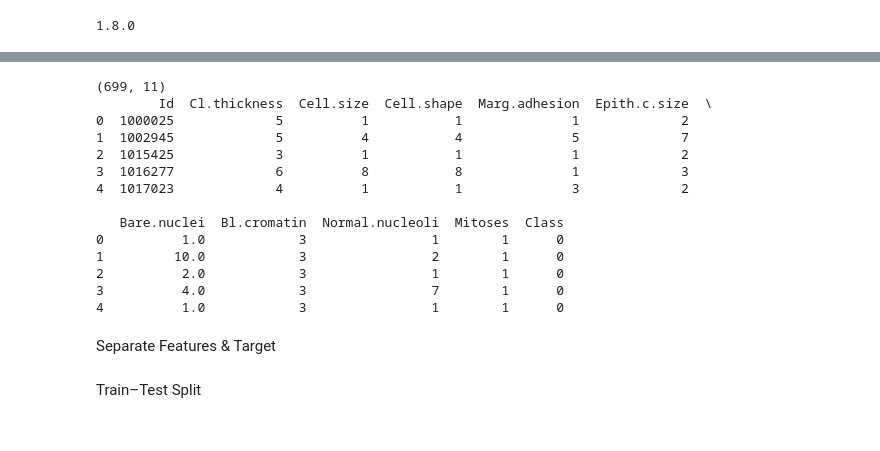
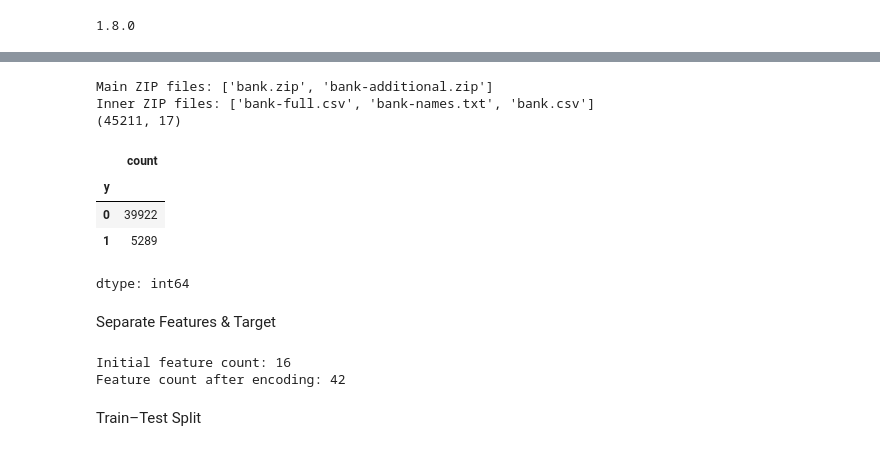
Before and after one commit to mailinamit-debug/ml-assignment-2, a Jupyter notebook: ML_Assignment_2.ipynb, the cells around one changed output, grey strips where cells are left out. Cells and saved outputs as stored; diff of their text form; code cells hidden in the pictures.

```diff
--- a/ML_Assignment_2.ipynb
+++ b/ML_Assignment_2.ipynb
@@ -96,26 +108,38 @@ Requirement already satisfied: rpds-py>=0.25.0 in /usr/local/lib/python3.12/dist
-# %%
-import pandas as pd
-
-url = "https://raw.githubusercontent.com/selva86/datasets/master/BreastCancer.csv"
-
-df = pd.read_csv(url)
-
-print(df.shape)
-print(df.head())
-# %% [output]
-(699, 11)
-        Id  Cl.thickness  Cell.size  Cell.shape  Marg.adhesion  Epith.c.size  \
-0  1000025             5          1           1              1             2
-1  1002945             5          4           4              5             7
-2  1015425             3          1           1              1             2
-3  1016277             6          8           8              1             3
-4  1017023             4          1           1              3             2
-
-   Bare.nuclei  Bl.cromatin  Normal.nucleoli  Mitoses  Class
-0          1.0            3                1        1      0
-1         10.0            3                2        1      0
-2          2.0            3                1        1      0
-3          4.0            3                7        1      0
-4          1.0            3                1        1      0
+# %%
+import pandas as pd
+import zipfile
+import io
+import requests
+
+url = "https://archive.ics.uci.edu/static/public/222/bank+marketing.zip"
+
+# Download main zip
+response = requests.get(url)
+main_zip = zipfile.ZipFile(io.BytesIO(response.content))
+
+print("Main ZIP files:", main_zip.namelist())
+
+# Extract inner bank.zip
+inner_zip_data = main_zip.read("bank.zip")
+inner_zip = zipfile.ZipFile(io.BytesIO(inner_zip_data))
+
+print("Inner ZIP files:", inner_zip.namelist())
+
+# Now read bank-full.csv
+df = pd.read_csv(inner_zip.open("bank-full.csv"), sep=";")
+
+print(df.shape)
+df.head()
+df["y"] = df["y"].map({"no": 0, "yes": 1})
+df["y"].value_counts()
+# %% [output]
+Main ZIP files: ['bank.zip', 'bank-additional.zip']
+Inner ZIP files: ['bank-full.csv', 'bank-names.txt', 'bank.csv']
+(45211, 17)
+|  | count |
+| y |  |
+| 0 | 39922 |
+| 1 | 5289 |
+dtype: int64
 # %% [markdown]
 Separate Features & Target
@@ -129,3 +146,15 @@ y = df["Class"]
+# %%
+X = df.drop("y", axis=1)
+y = df["y"]
+
+print("Initial feature count:", X.shape[1])
+
+X = pd.get_dummies(X, drop_first=True)
+
+print("Feature count after encoding:", X.shape[1])
+# %% [output]
+Initial feature count: 16
+Feature count after encoding: 42
 # %% [markdown]
 Train–Test Split
 # %%
```
Also changed, not shown: parts of 25 cells of this notebook.
